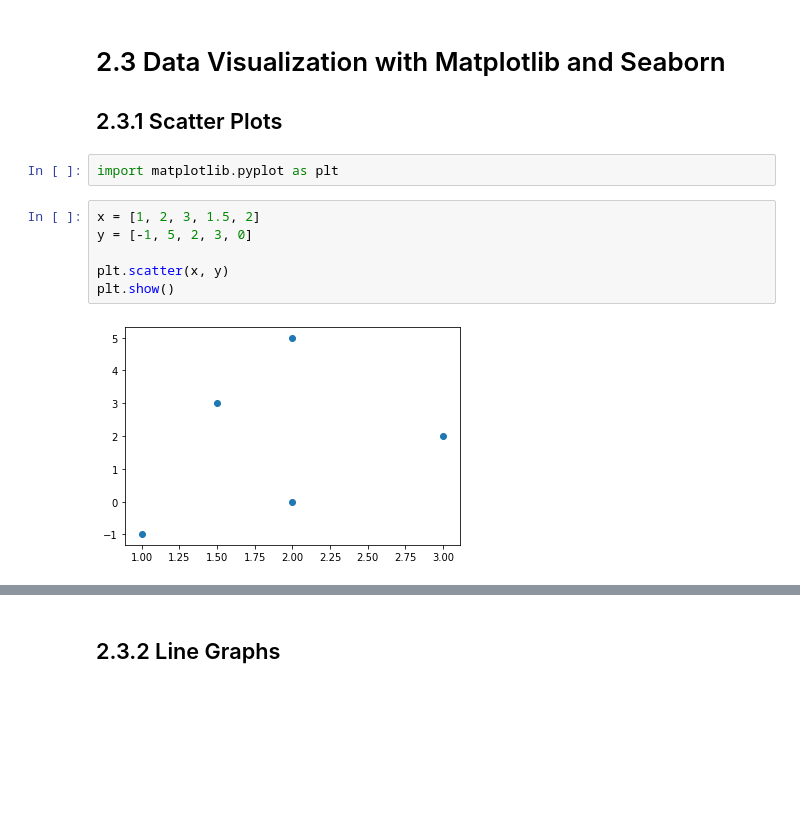
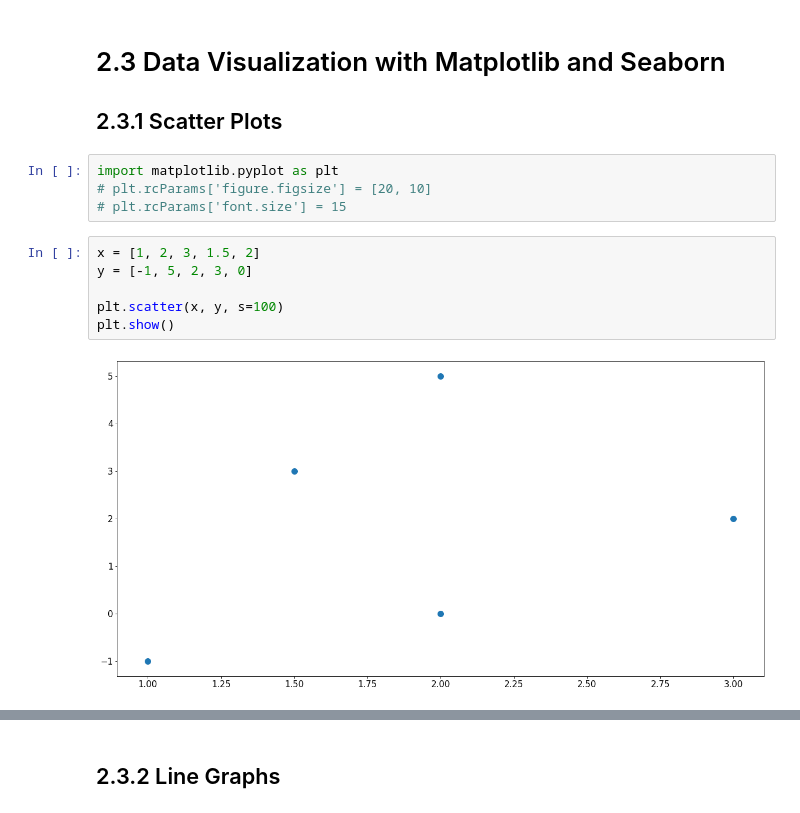
Before and after one commit to PacktWorkshops/The-Statistics-and-Calculus-with-Python-Workshop, a Jupyter notebook: Chapter02/Code Samples.ipynb, the cells around one changed output, grey strips where cells are left out. Cells and saved outputs as stored; diff of their text form; blank space fills up the shorter version.

```diff
--- a/Chapter02/Code Samples.ipynb
+++ b/Chapter02/Code Samples.ipynb
@@ -335,14 +335,16 @@ pd.get_dummies(df['x_parity'])
 ## 2.3.1 Scatter Plots
 # %%
 import matplotlib.pyplot as plt
+# plt.rcParams['figure.figsize'] = [20, 10]
+# plt.rcParams['font.size'] = 15
 # %%
 x = [1, 2, 3, 1.5, 2]
 y = [-1, 5, 2, 3, 0]
 
-plt.scatter(x, y)
+plt.scatter(x, y, s=100)
 plt.show()
 # %% [output]
-[figure, old version]
+[figure, new version]
 # %%
 sizes = [10, 40, 60, 80, 100]
 colors = ['r', 'b', 'y', 'g', 'k']
```
Also changed, not shown: parts of 29 cells of this notebook, 17 other files.
